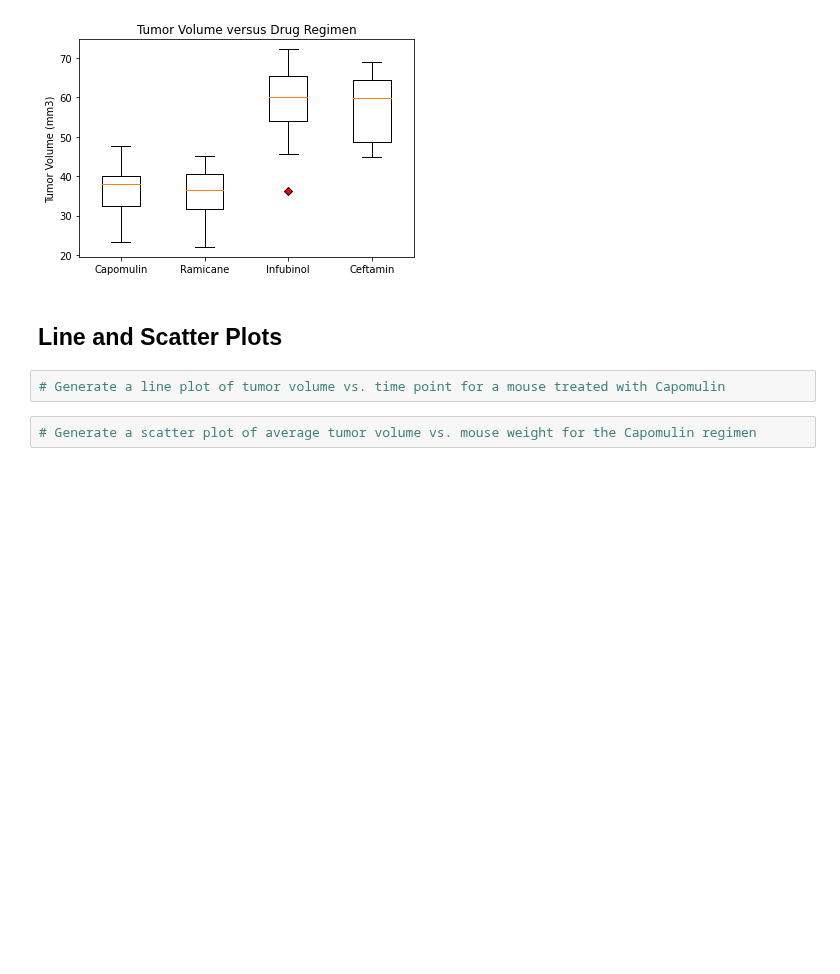
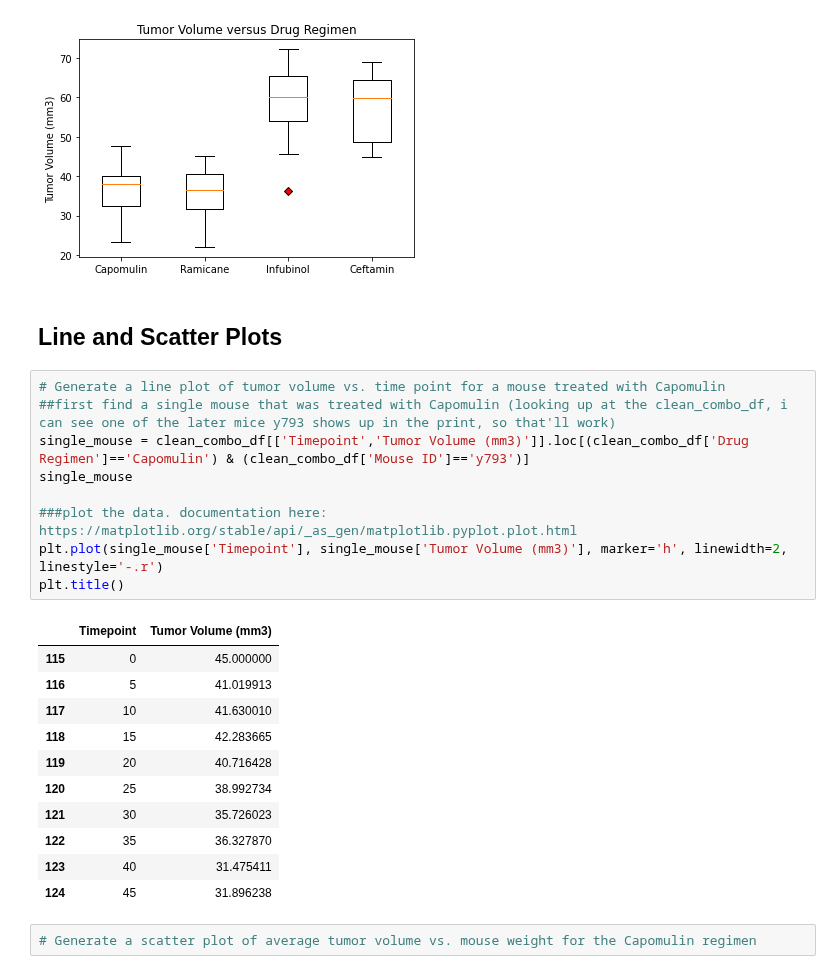
Before and after one commit to jmgeo/Matplotlib-Challenge, a Jupyter notebook: Pymaceuticals/pymaceuticals_starter.ipynb, the cells around one changed output. Saved outputs shown, nothing was run; the diff lists cells and outputs as text; blank space fills up the shorter version.

Commit message:
Line plotting. Error with styling. Too fancy. Fix.

```diff
--- a/Pymaceuticals/pymaceuticals_starter.ipynb
+++ b/Pymaceuticals/pymaceuticals_starter.ipynb
@@ -355,8 +355,27 @@ plt.show()
 [figure]
 # %% [markdown]
 ## Line and Scatter Plots
-# %%
-# Generate a line plot of tumor volume vs. time point for a mouse treated with Capomulin
+# %%
+# Generate a line plot of tumor volume vs. time point for a mouse treated with Capomulin
+##first find a single mouse that was treated with Capomulin (looking up at the clean_combo_df, i can see one of the later mice y793 shows up in the print, so that'll work)
+single_mouse = clean_combo_df[['Timepoint','Tumor Volume (mm3)']].loc[(clean_combo_df['Drug Regimen']=='Capomulin') & (clean_combo_df['Mouse ID']=='y793')]
+single_mouse
+
+###plot the data. documentation here: https://matplotlib.org/stable/api/_as_gen/matplotlib.pyplot.plot.html
+plt.plot(single_mouse['Timepoint'], single_mouse['Tumor Volume (mm3)'], marker='h', linewidth=2, linestyle='-.r')
+plt.title()
+# %% [output]
+|  | Timepoint | Tumor Volume (mm3) |
+| 115 | 0 | 45.000000 |
+| 116 | 5 | 41.019913 |
+| 117 | 10 | 41.630010 |
+| 118 | 15 | 42.283665 |
+| 119 | 20 | 40.716428 |
+| 120 | 25 | 38.992734 |
+| 121 | 30 | 35.726023 |
+| 122 | 35 | 36.327870 |
+| 123 | 40 | 31.475411 |
+| 124 | 45 | 31.896238 |
 # %%
 # Generate a scatter plot of average tumor volume vs. mouse weight for the Capomulin regimen
 # %% [markdown]
```
